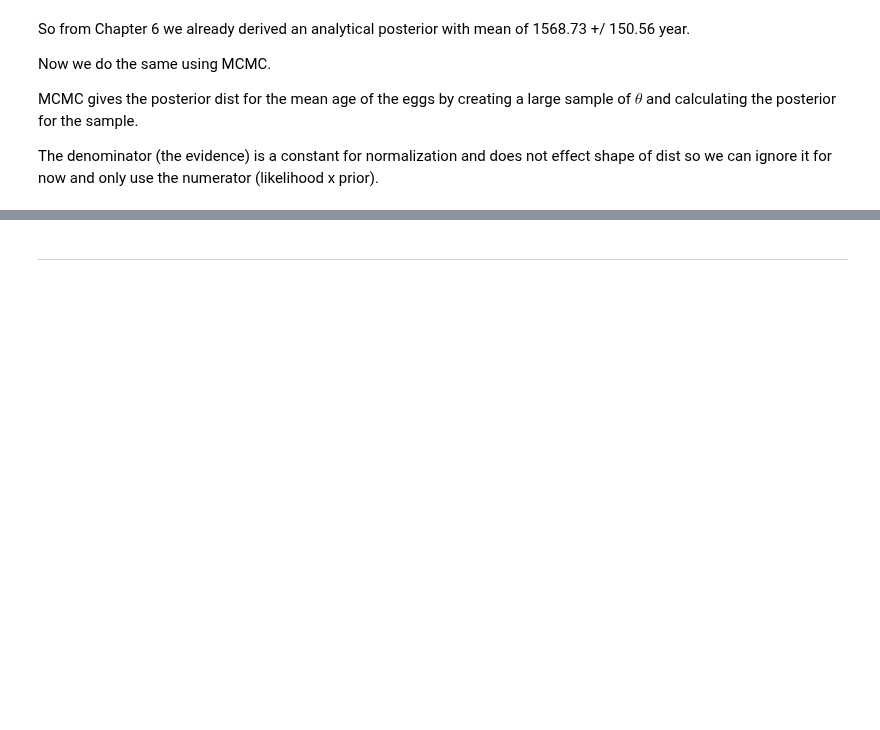
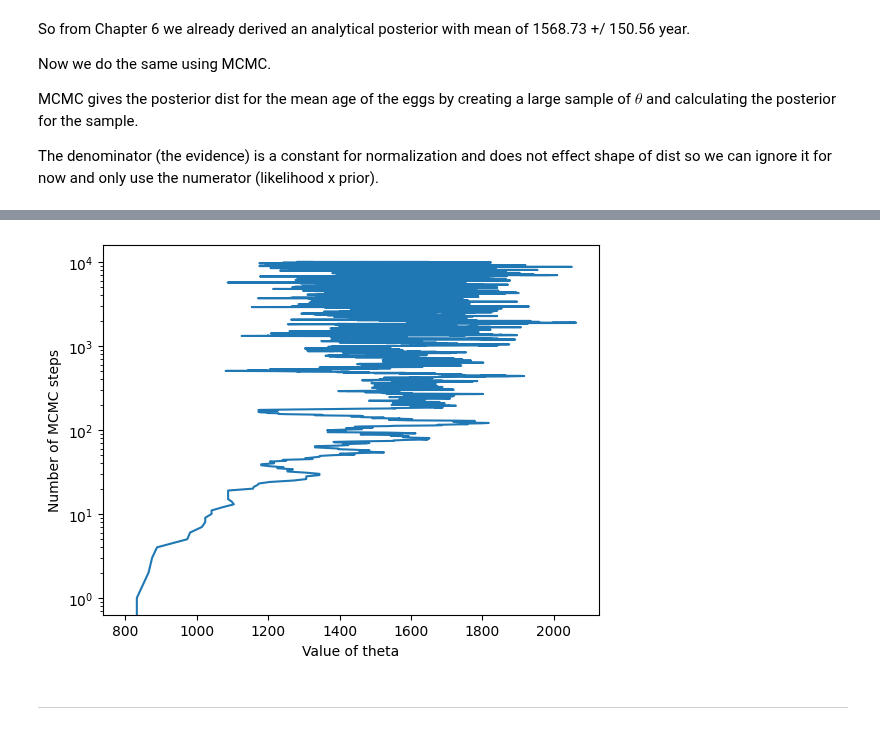
Before and after one commit to Clarke-Henshaw-Miles/extra, a Jupyter notebook: DATA SCIENCE/Chapter7Attempt.ipynb, the cells around one changed output, grey strips where cells are left out. Cells and saved outputs as stored; diff of their text form; code cells hidden in the pictures; blank space fills up the shorter version.

```diff
--- a/DATA SCIENCE/Chapter7Attempt.ipynb
+++ b/DATA SCIENCE/Chapter7Attempt.ipynb
@@ -36,5 +36,74 @@ MCMC gives the posterior dist for the mean age of the eggs by creating a large s
 The denominator (the evidence) is a constant for normalization and does not effect shape of dist so we can ignore it for now and only use the numerator (likelihood x prior).
 # %% [markdown]
 ![Screenshot from 2024-11-24 19-13-16.png](embedded-picture-1)
+# %%
+import numpy as np
+import matplotlib.pyplot as plt
+from scipy.stats import norm
+
+%matplotlib inline
+
+# define a function for the probability
+# prob(posterior) = normal(likelihood) x normal(prior)
+#get the unnormalised pdf of the posterior (numerator)
+def posterior(theta):
+    data = [2141.22, 1781.15, 1523.37, 1816.90, 1932.29, 1541.21, 720.782, 1026.22, 1687.22, 2460.59]
+    X_hat = np.mean(data)
+    n = len(data)
+    s_d = np.sqrt((1/(n-1))*(np.sum((data-X_hat)**2)))
+      #s_d = np.std(data)
+    var = s_d**2/n
+    mu_0 = 1200
+    s_0 = 300
+    val = np.exp(-0.5 * (theta**2 * ((1/(var)) + (1/s_0**2)) - (2*theta * ((X_hat/var) + (mu_0/s_0**2)))))
+    return val
+
+# set up MCMC step paramaters
+N_mcmc = 10000
+theta_current = np.zeros(N_mcmc+1)
+# use our prior as a guess
+theta_current[0] = 800
+
+# choose a value for width of normal distribution to get the step in height
+# this is between the prior and the likelihood values
+sigma_mcmc = 50
+
+#interested in keeping track of rejected thetas
+i_rej = []
+theta_rej = []
+
+
+for i in range(N_mcmc):
+    p_current = posterior(theta_current[i]) # put current value in posterior equation
+    dtheta = np.random.normal(0,sigma_mcmc) # randomally draw a value of theta to trial
+    theta_proposed = theta_current[i] + dtheta #get new proposed theta (random theta + stepsize)
+    p_proposed = posterior(theta_proposed) # calculate posterior p for proposed theta
+
+    #  keep this value if probability proposed theta greater than the current prob
+    if p_proposed > p_current:
+        theta_current[i+1] = theta_proposed
+    else:
+    # if probability lower
+    # use the ratios of probability to define probability of whether we move to that value or not
+        p_new_move = p_proposed/p_current
+        # generate random number for probability
+        u_random = np.random.uniform(0,1)
+        # if u_random < p_new_move, then accept, if not, reject
+        if u_random <= p_new_move:
+            theta_current[i+1] = theta_proposed
+        else:
+            theta_current[i+1] = theta_current[i]
+            theta_rej.append(theta_proposed)
+            i_rej.append(i)
+
+#generate the walk for plotting
+x_mcmc = np.linspace(0,N_mcmc,N_mcmc+1)
+
+plt.semilogy(theta_current, x_mcmc)
+plt.xlabel('Value of theta')
+plt.ylabel('Number of MCMC steps')
+plt.show()
+# %% [output]
+[figure, added]
 # %% [markdown]
 ***
```
